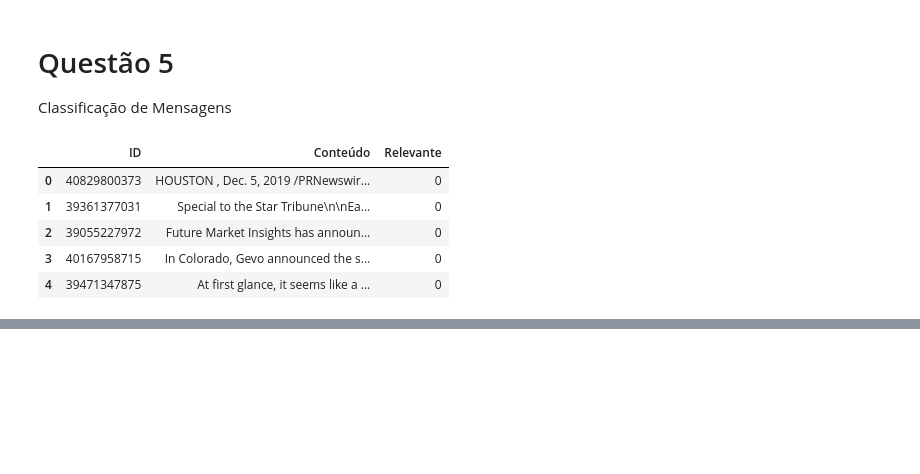
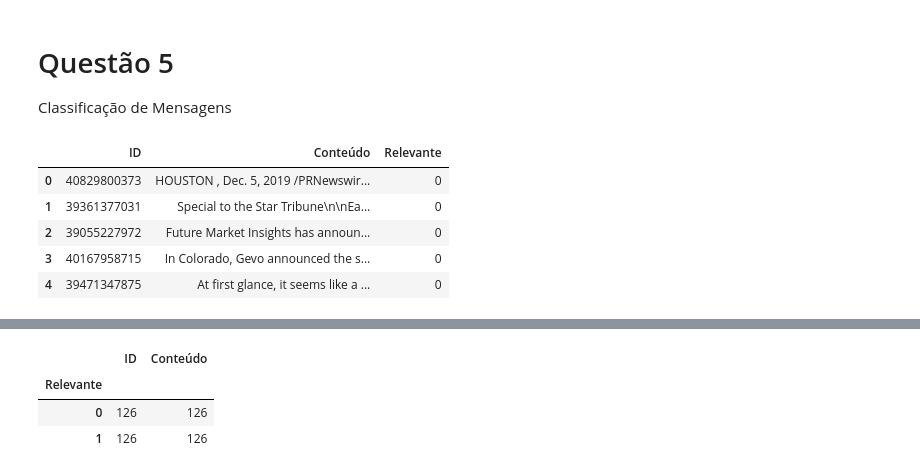
Before and after one commit to EricFerreiraS/ds_challenge, a Jupyter notebook: DS Challenge.ipynb, the cells around one changed output, grey strips where cells are left out. Saved outputs shown, nothing was run; the diff lists cells and outputs as text; code cells hidden in the pictures; blank space fills up the shorter version.

```diff
--- a/DS Challenge.ipynb
+++ b/DS Challenge.ipynb
@@ -214,3 +245,10 @@ df.head()
+# %%
+df_final.groupby('Relevante').count()
+# %% [output]
+|  | ID | Conteúdo |
+| Relevante |  |  |
+| 0 | 126 | 126 |
+| 1 | 126 | 126 |
 # %%
 import numpy as np
 import re
```
Also changed, not shown: parts of 21 cells of this notebook, 1 other file.
